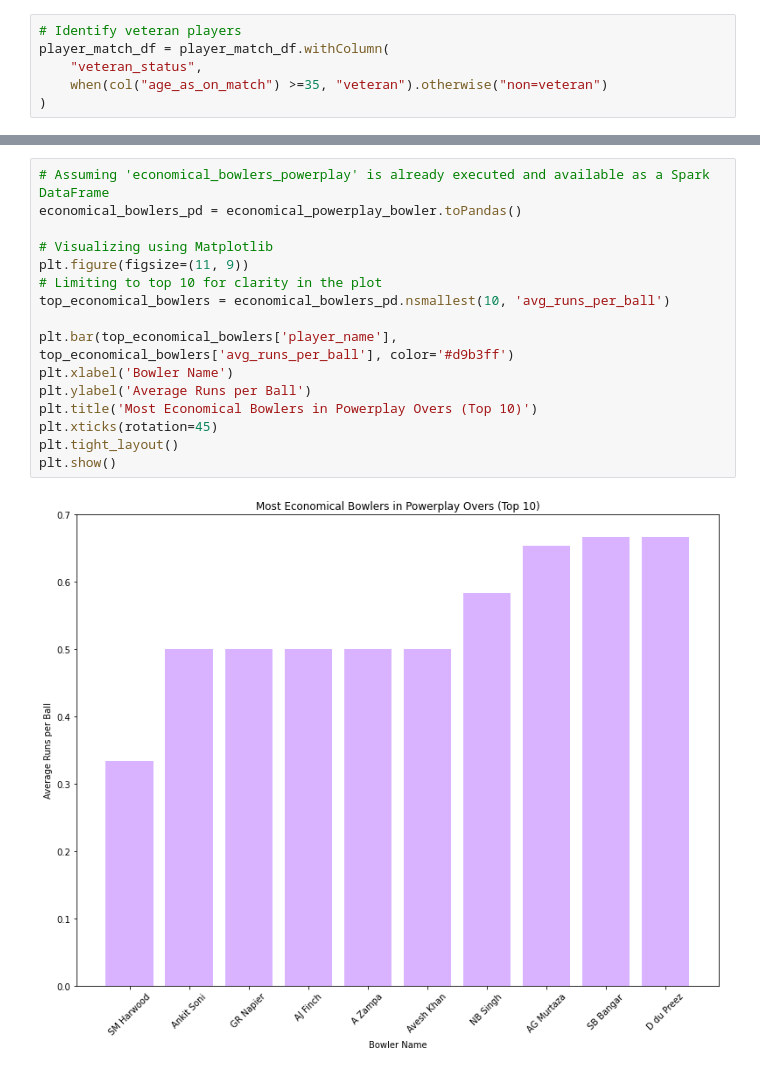
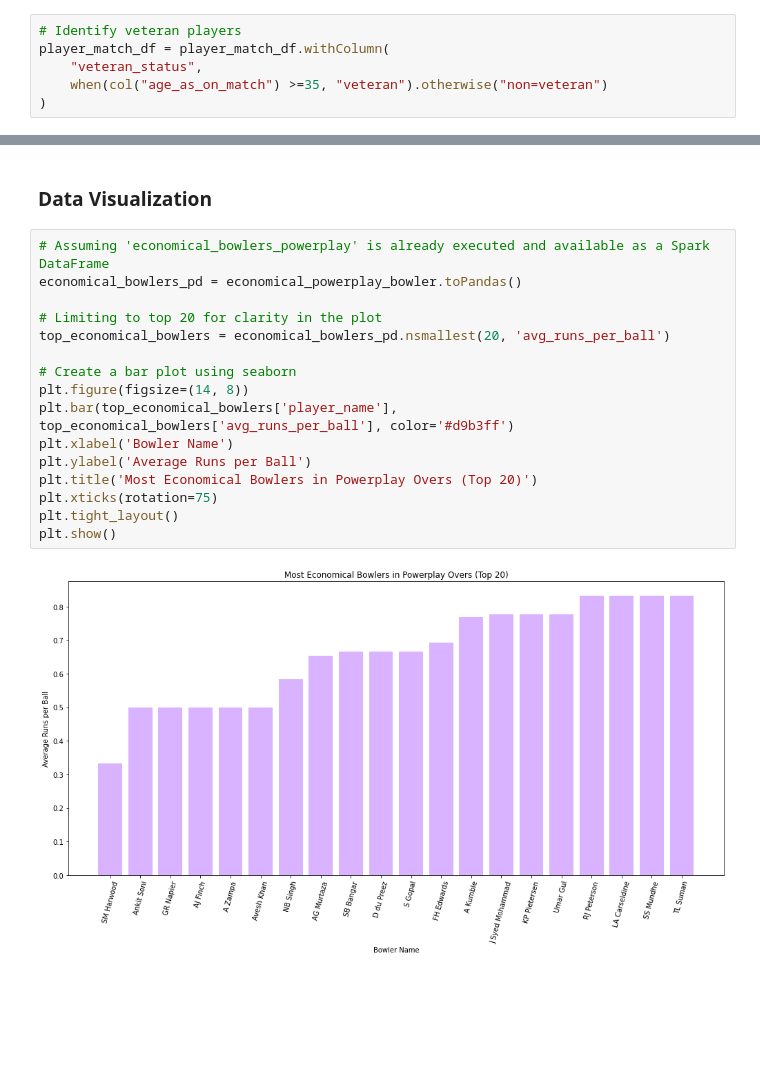
Before and after one commit to samiksha-khare/ipl-dataset-analysis, a Jupyter notebook: IPL_DATA_ANALYSIS_SPARK.ipynb, the cells around one changed output, grey strips where cells are left out. Saved outputs shown, nothing was run; the diff lists cells and outputs as text; blank space fills up the shorter version.

Commit message:
add data visualization

```diff
--- a/IPL_DATA_ANALYSIS_SPARK.ipynb
+++ b/IPL_DATA_ANALYSIS_SPARK.ipynb
@@ -433,19 +539,21 @@ only showing top 20 rows
+# %% [markdown]
+### Data Visualization
 # %%
 # Assuming 'economical_bowlers_powerplay' is already executed and available as a Spark DataFrame
 economical_bowlers_pd = economical_powerplay_bowler.toPandas()
 
-# Visualizing using Matplotlib
-plt.figure(figsize=(11, 9))
-# Limiting to top 10 for clarity in the plot
-top_economical_bowlers = economical_bowlers_pd.nsmallest(10, 'avg_runs_per_ball')
+# Limiting to top 20 for clarity in the plot
+top_economical_bowlers = economical_bowlers_pd.nsmallest(20, 'avg_runs_per_ball')
 
+# Create a bar plot using seaborn
+plt.figure(figsize=(14, 8))
 plt.bar(top_economical_bowlers['player_name'], top_economical_bowlers['avg_runs_per_ball'], color='#d9b3ff')
 plt.xlabel('Bowler Name')
 plt.ylabel('Average Runs per Ball')
-plt.title('Most Economical Bowlers in Powerplay Overs (Top 10)')
-plt.xticks(rotation=45)
+plt.title('Most Economical Bowlers in Powerplay Overs (Top 20)')
+plt.xticks(rotation=75)
 plt.tight_layout()
 plt.show()
 # %% [output]
-[figure, old version]
+[figure, new version]
 # %%
```
Also changed, not shown: parts of 33 cells of this notebook.
